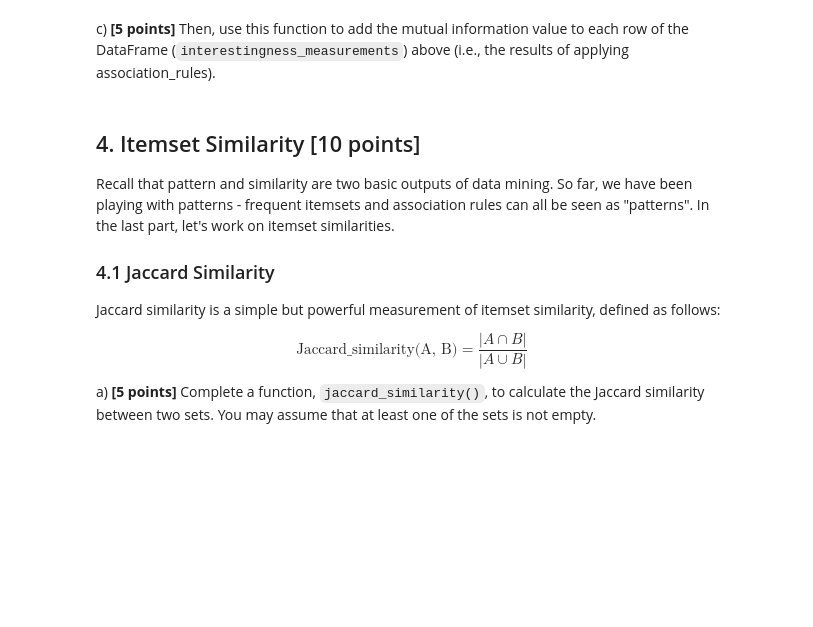
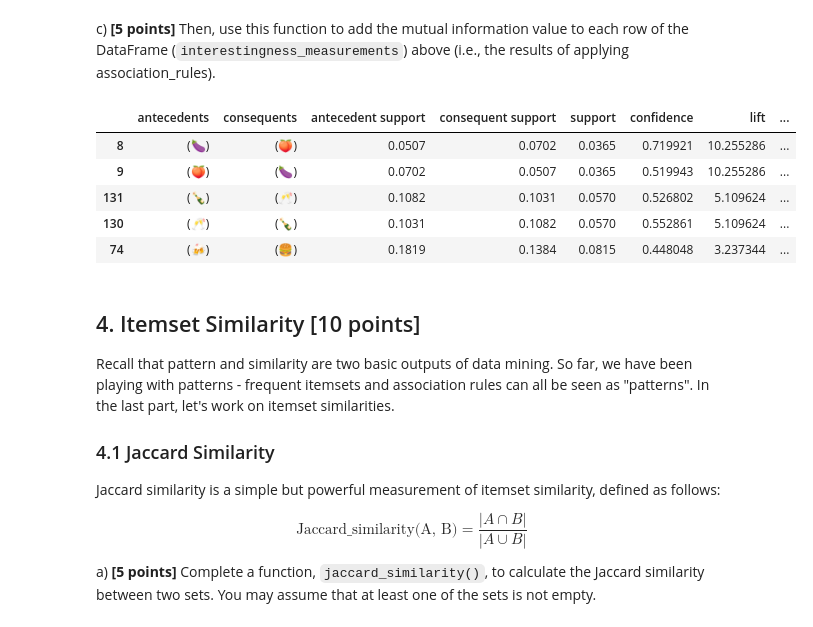
Before and after one commit to NakaFrozn/SI671, a Jupyter notebook: hw1/SI671_HW1-template-1.ipynb, the cells around one changed output. Cells and saved outputs as stored; diff of their text form; code cells hidden in the pictures; blank space fills up the shorter version.

```diff
--- a/hw1/SI671_HW1-template-1.ipynb
+++ b/hw1/SI671_HW1-template-1.ipynb
@@ -321,11 +405,36 @@ def mi(antecedent_support, consequent_support, support):
+# %%
+# ANSWER - create function to calculate MI
+
+def mi(antecedent_support, consequent_support, support):
+    def p(p, a, b):
+        if a<=0 or b<=0 or p<=0:
+            return 0
+        return p * np.log2(p / (a * b))
+    px = antecedent_support
+    py = consequent_support
+    pxy = support
+    px0 = max(0.0, px-pxy)
+    p0y = max(0.0, py-pxy)
+    p00 = max(0.0, 1.0-px-py+pxy)
+
+    return p(pxy, px, py) + p(px0, px, 1-py) + p(p0y, 1-px, py) + p(p00, 1-px, 1-py)
 # %% [markdown]
 c) **[5 points]** Then, use this function to add the mutual information value to each row of the DataFrame (`interestingness_measurements`) above (i.e., the results of applying association_rules).
 # %%
 # ANSWER - add MI to the dataframe and add a column ('mi') to contain the results
-interestingness_measurements['mi'] =
+interestingness_measurements['mi'] = interestingness_measurements.apply(
+    lambda row: mi(row['antecedent support'], row['consequent support'], row['support']), axis=1
+)
 
 # You can uncommentize the line below to preview the results
-#interestingness_measurements.sort_values('mi', ascending=False).head(n=5)
+interestingness_measurements.sort_values('mi', ascending=False).head(n=5)
+# %% [output]
+|  | antecedents | consequents | antecedent support | consequent support | support | confidence | lift | ... |
+| 8 | (🍆) | (🍑) | 0.0507 | 0.0702 | 0.0365 | 0.719921 | 10.255286 | ... |
+| 9 | (🍑) | (🍆) | 0.0702 | 0.0507 | 0.0365 | 0.519943 | 10.255286 | ... |
+| 131 | (🍾) | (🥂) | 0.1082 | 0.1031 | 0.0570 | 0.526802 | 5.109624 | ... |
+| 130 | (🥂) | (🍾) | 0.1031 | 0.1082 | 0.0570 | 0.552861 | 5.109624 | ... |
+| 74 | (🍻) | (🍔) | 0.1819 | 0.1384 | 0.0815 | 0.448048 | 3.237344 | ... |
 # %% [markdown]
 ## 4. Itemset Similarity [10 points]
 
```
Also changed, not shown: parts of 11 cells of this notebook.
